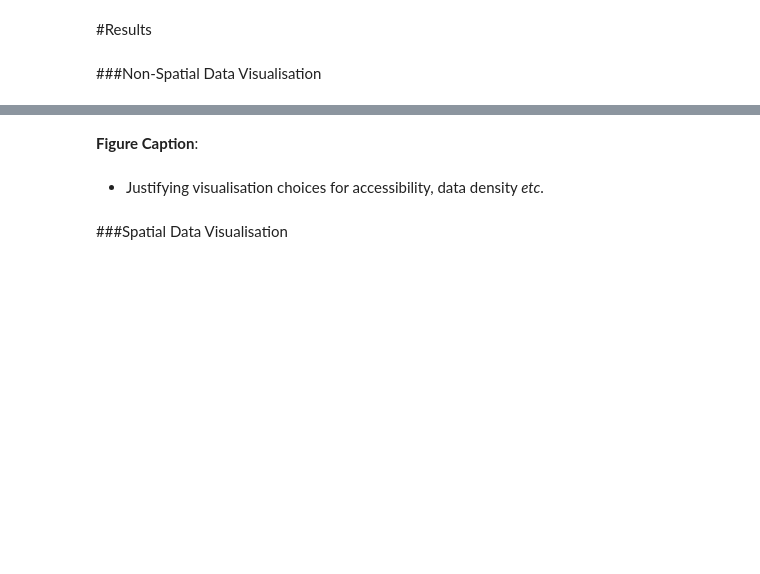
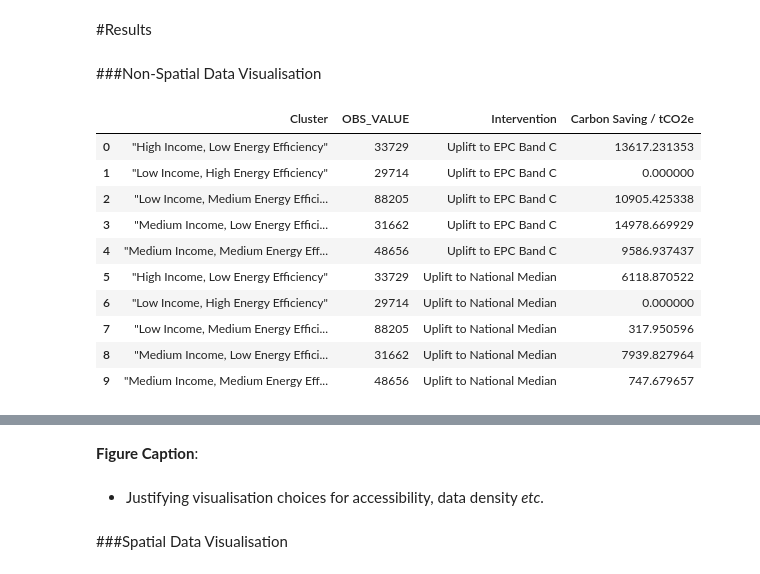
Before and after one commit to jwsn8667/GEOG5003M, a Jupyter notebook: GEOG5003_A2_201913950.ipynb, the cells around one changed output, grey strips where cells are left out. Cells and saved outputs as stored; diff of their text form; code cells hidden in the pictures; blank space fills up the shorter version.

```diff
--- a/GEOG5003_A2_201913950.ipynb
+++ b/GEOG5003_A2_201913950.ipynb
@@ -834 +889,16 @@ Model_Variables0.groupby('Cluster').median().reset_index()
+# %%
+BarData = BarData.melt(id_vars=['Cluster', 'OBS_VALUE']).rename(columns={'variable':'Intervention', 'value':'Carbon Saving / tCO2e'})
+BarData
+# %% [output]
+|  | Cluster | OBS_VALUE | Intervention | Carbon Saving / tCO2e |
+| 0 | "High Income, Low Energy Efficiency" | 33729 | Uplift to EPC Band C | 13617.231353 |
+| 1 | "Low Income, High Energy Efficiency" | 29714 | Uplift to EPC Band C | 0.000000 |
+| 2 | "Low Income, Medium Energy Effici... | 88205 | Uplift to EPC Band C | 10905.425338 |
+| 3 | "Medium Income, Low Energy Effici... | 31662 | Uplift to EPC Band C | 14978.669929 |
+| 4 | "Medium Income, Medium Energy Eff... | 48656 | Uplift to EPC Band C | 9586.937437 |
+| 5 | "High Income, Low Energy Efficiency" | 33729 | Uplift to National Median | 6118.870522 |
+| 6 | "Low Income, High Energy Efficiency" | 29714 | Uplift to National Median | 0.000000 |
+| 7 | "Low Income, Medium Energy Effici... | 88205 | Uplift to National Median | 317.950596 |
+| 8 | "Medium Income, Low Energy Effici... | 31662 | Uplift to National Median | 7939.827964 |
+| 9 | "Medium Income, Medium Energy Eff... | 48656 | Uplift to National Median | 747.679657 |
 # %%
```
Also changed, not shown: parts of 12 cells of this notebook.
